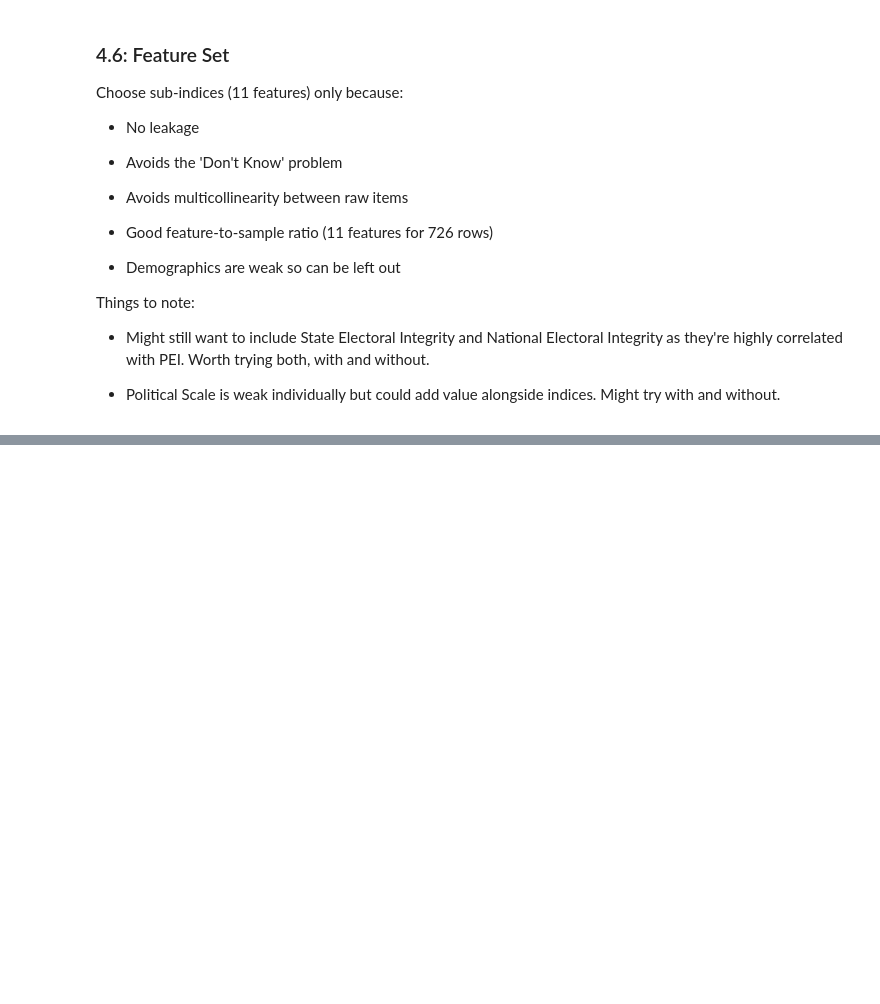
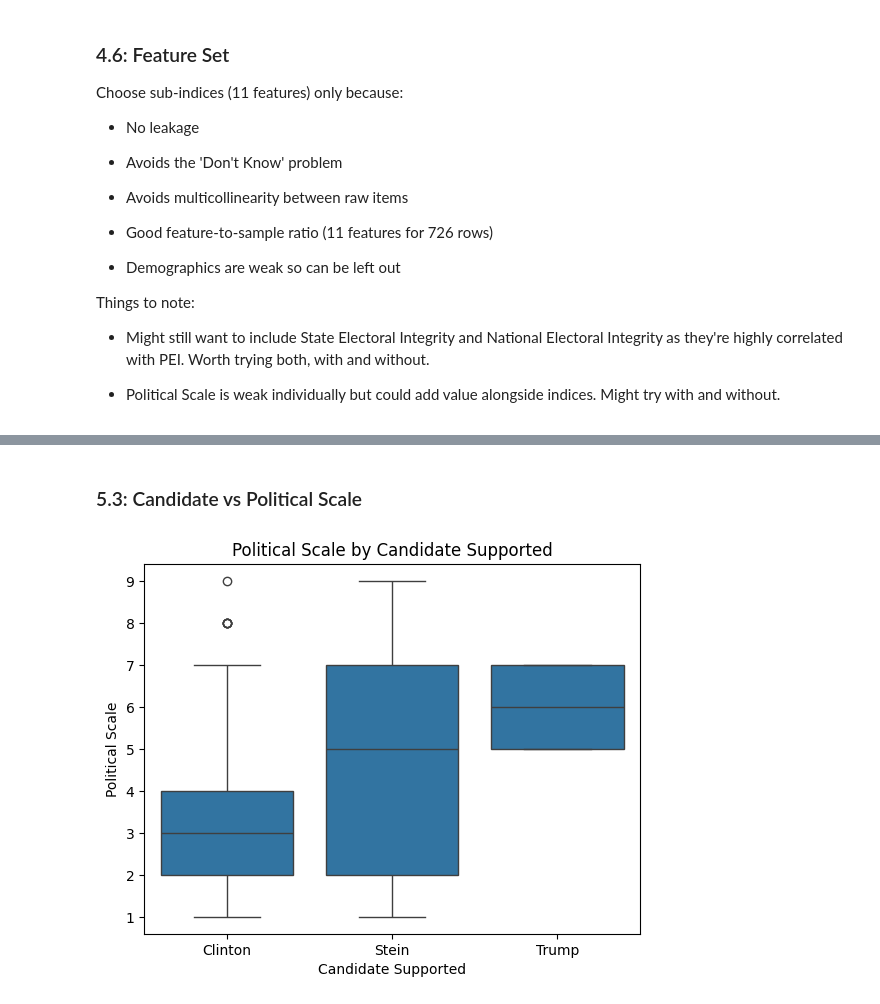
Before and after one commit to charlottedavidson524/2016_US_Election_ML, a Jupyter notebook: notebook/EDA.ipynb, the cells around one changed output, grey strips where cells are left out. Saved outputs shown, nothing was run; the diff lists cells and outputs as text; code cells hidden in the pictures; blank space fills up the shorter version.

```diff
--- a/notebook/EDA.ipynb
+++ b/notebook/EDA.ipynb
@@ -641,0 +695,8 @@ Things to note:
+# %% [markdown]
+### 5.3: Candidate vs Political Scale
+# %%
+sns.boxplot(x='Candidate Supported', y='Political Scale', data=df)
+plt.title('Political Scale by Candidate Supported')
+plt.show()
+# %% [output]
+[figure, added]
```
Also changed, not shown: parts of 29 cells of this notebook.
